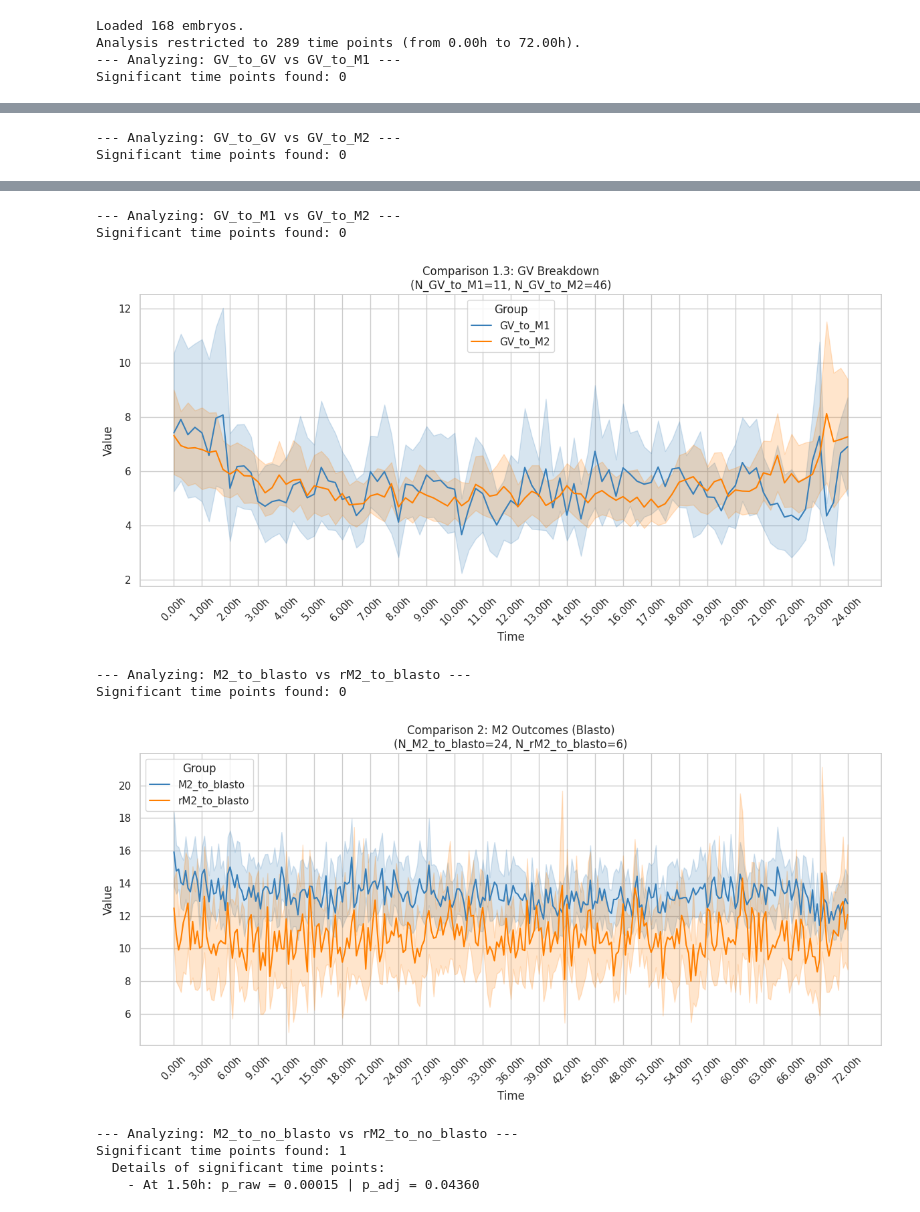
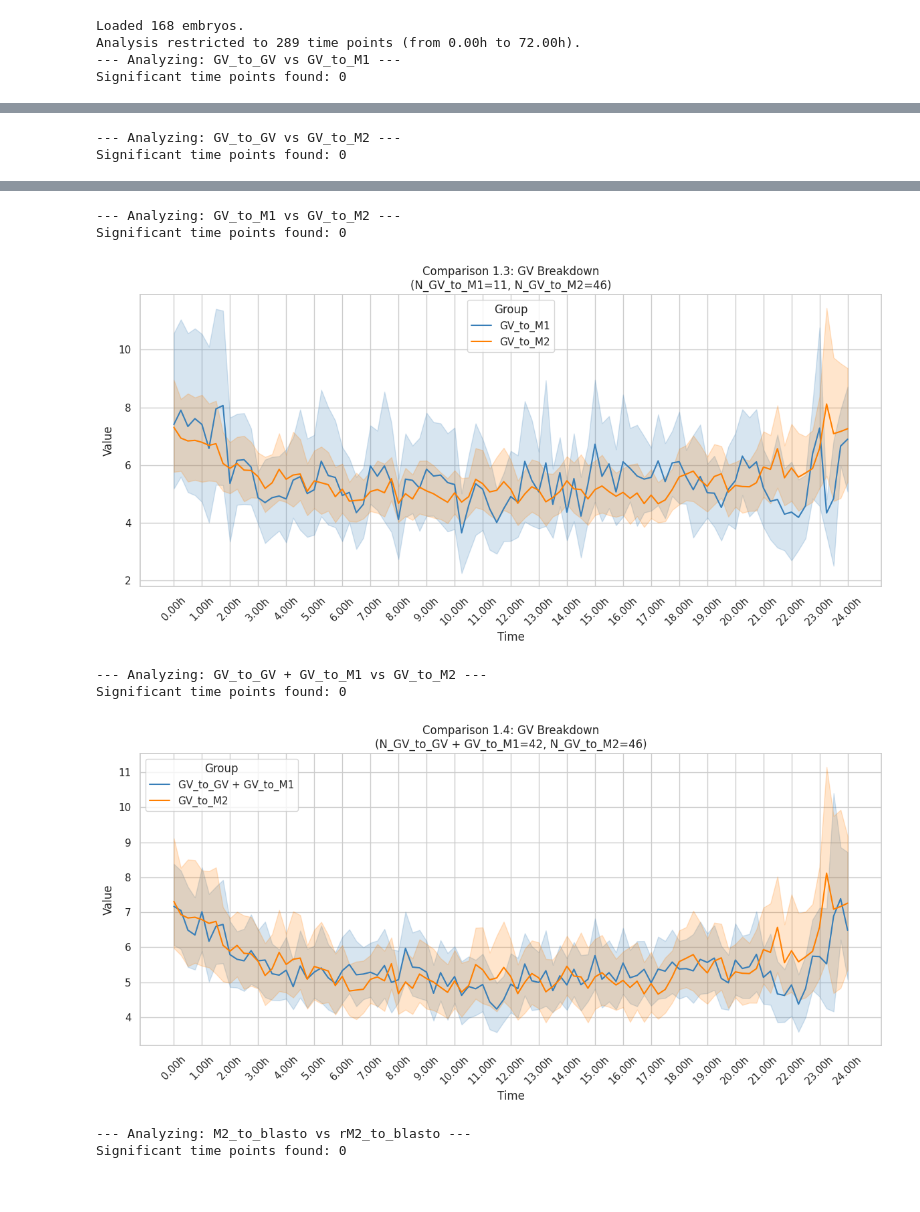
Before and after one commit to prontoSoCorso/embryo_valencia, a Jupyter notebook: _03_statisticalTemporalAnalysis/stats_comparison.ipynb, the cells around one changed output, grey strips where cells are left out. Drawn from its saved outputs; the diff is of its cells as text; code cells hidden in the pictures.

Commit message:
Update stats comparison with GV_to_M2 vs others

```diff
--- a/_03_statisticalTemporalAnalysis/stats_comparison.ipynb
+++ b/_03_statisticalTemporalAnalysis/stats_comparison.ipynb
@@ -252,6 +252,10 @@ run_analysis(g_GV_GV, g_GV_M2, "GV_to_GV", "GV_to_M2", "Comparison 1.2: GV Break
 # 1.3: GV_to_M1 vs GV_to_M2
 run_analysis(g_GV_M1, g_GV_M2, "GV_to_M1", "GV_to_M2", "Comparison 1.3: GV Breakdown", is_gv=True)
 
+# 1.4: (GV_to_GV + GV_to_M1) vs GV_to_M2
+g_GV_combined = pd.concat([g_GV_GV, g_GV_M1], ignore_index=True)
+run_analysis(g_GV_combined, g_GV_M2, "GV_to_GV + GV_to_M1", "GV_to_M2", "Comparison 1.4: GV Breakdown", is_gv=True)
+
 
 # %% [markdown]
 # ## 2. M2 to Blasto Comparisons (Standard vs Rescue)
@@ -264,37 +268,35 @@ run_analysis(g_M2_blasto, g_rM2_blasto, "M2_to_blasto", "rM2_to_blasto", "Compar
 
 
 # %% [markdown]
 # ## 3. M2 to No-Blasto Comparisons (Standard vs Rescue)
 
 # %%
 g_M2_noblasto = df[df['Note'] == 'M2_to_no_blasto']
 g_rM2_noblasto = df[df['Note'] == 'rM2_to_no_blasto']
 
 run_analysis(g_M2_noblasto, g_rM2_noblasto, "M2_to_no_blasto", "rM2_to_no_blasto", "Comparison 3: M2 Outcomes (No Blasto)")
 
 
 # %% [markdown]
 # ## 4. (M2 to No-Blasto combined to m2 to blasto) vs Rescue Groups (rM2 Combined)
 g_M2_combined = pd.concat([g_M2_blasto, g_M2_noblasto], ignore_index=True)
 g_rM2_combined = pd.concat([g_rM2_blasto, g_rM2_noblasto], ignore_index=True)
 
 run_analysis(g_M2_combined, g_rM2_combined, "M2_Combined", "rM2_Combined", "Comparison 4: M2 Outcomes (Combined Standard vs Rescue)")
 # %% [output]
 Loaded 168 embryos.
 Analysis restricted to 289 time points (from 0.00h to 72.00h).
 --- Analyzing: GV_to_GV vs GV_to_M1 ---
 Significant time points found: 0
 [figure]
 --- Analyzing: GV_to_GV vs GV_to_M2 ---
 Significant time points found: 0
 [figure]
 --- Analyzing: GV_to_M1 vs GV_to_M2 ---
 Significant time points found: 0
-[figure, old version]
+[figure, new version]
---- Analyzing: M2_to_blasto vs rM2_to_blasto ---
+--- Analyzing: GV_to_GV + GV_to_M1 vs GV_to_M2 ---
 Significant time points found: 0
-[figure, old version]
+[figure, new version]
---- Analyzing: M2_to_no_blasto vs rM2_to_no_blasto ---
-Significant time points found: 1
-  Details of significant time points:
-    - At 1.50h: p_raw = 0.00015 | p_adj = 0.04360
+--- Analyzing: M2_to_blasto vs rM2_to_blasto ---
+Significant time points found: 0
```
Also changed, not shown: parts of 1 cell of this notebook.
